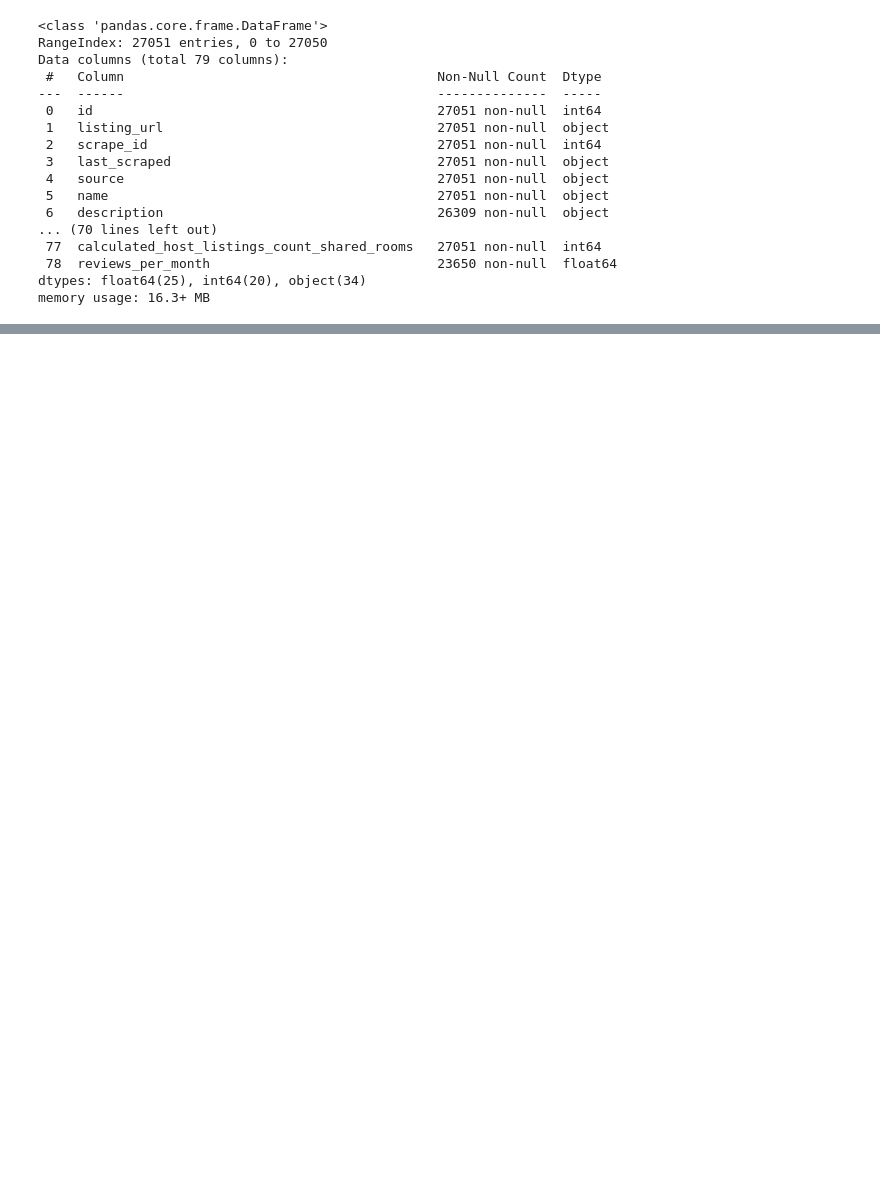
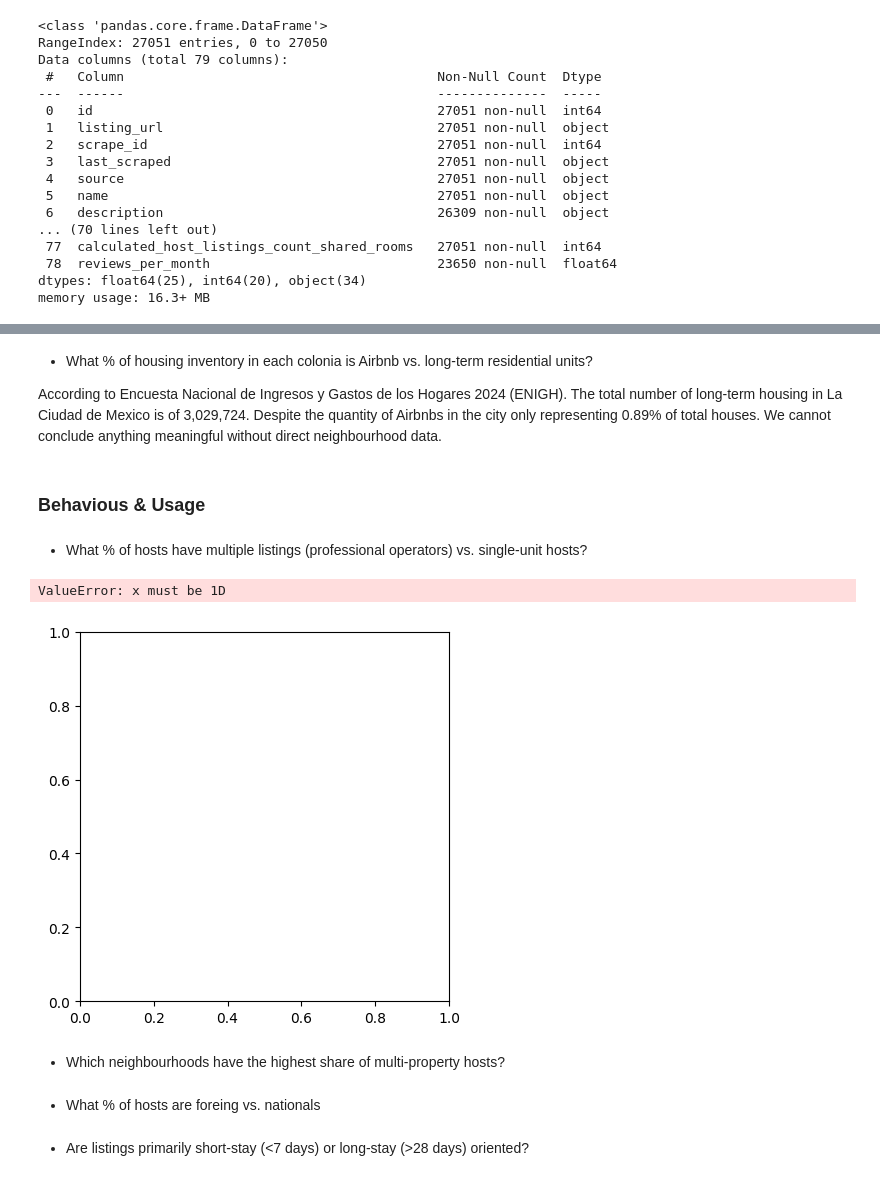
Before and after one commit to EdgarHTT/Airbnb_CDMX_EDA, a Jupyter notebook: Airbnb_CDMX_EDA.ipynb, the cells around one changed output, grey strips where cells are left out. Drawn from its saved outputs; the diff is of its cells as text; code cells hidden in the pictures; blank space fills up the shorter version.

```diff
--- a/Airbnb_CDMX_EDA.ipynb
+++ b/Airbnb_CDMX_EDA.ipynb
@@ -136,0 +270,35 @@ listings.head(5)
+# %% [markdown]
+- What % of housing inventory in each colonia is Airbnb vs. long-term residential units?
+
+According to Encuesta Nacional de Ingresos y Gastos de los Hogares 2024 (ENIGH). The total number of long-term housing in La Ciudad de Mexico is of 3,029,724. Despite the quantity of Airbnbs in the city only representing 0.89% of total houses. We cannot conclude anything meaningful without direct neighbourhood data.
+# %% [markdown]
+### **Behavious & Usage**
+# %% [markdown]
+- What % of hosts have multiple listings (professional operators) vs. single-unit hosts?
+# %%
+multiple_listings_hostIDs = listings.host_id.value_counts()
+
+host_groups = {
+    'Multiple listing hosts':0,
+    'Single-unit hosts':0
+}
+
+for hostId, count in multiple_listings_hostIDs.items():
+    if count > 1:
+        host_groups['Single-unit hosts'] += 1
+    else:
+        host_groups['Multiple listing hosts'] += 1
+
+plt.pie(host_groups)
+
+plt.title('Multiple listing hosts vs. Single listing hosts')
+plt.show()
+# %% [output]
+ValueError: x must be 1D
+[figure, added]
+# %% [markdown]
+- Which neighbourhoods have the highest share of multi-property hosts?
+# %% [markdown]
+- What % of hosts are foreing vs. nationals
+# %% [markdown]
+- Are listings primarily short-stay (<7 days) or long-stay (>28 days) oriented?
```
Also changed, not shown: parts of 21 cells of this notebook, 3 other files.
